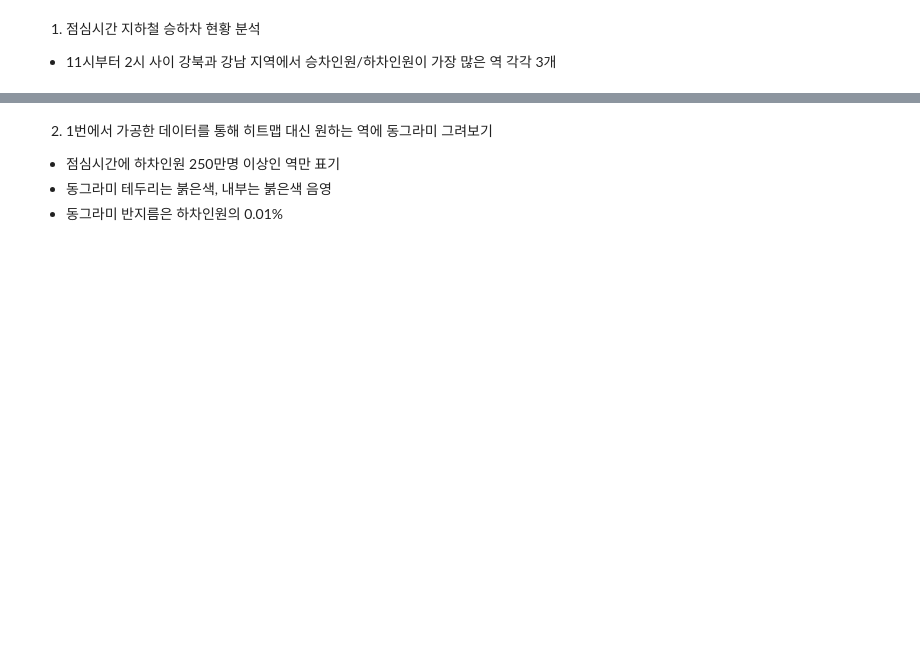
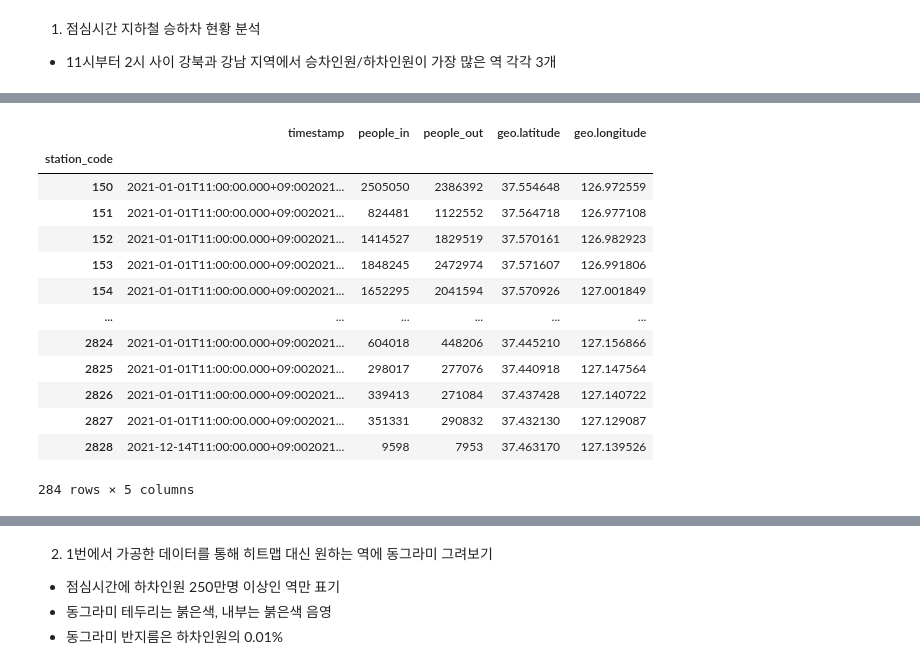
Before and after one commit to sojoyfulyouth/Pandas_DataAnalysis, a Jupyter notebook: Subway_Project/Subway_Project.ipynb, the cells around one changed output, grey strips where cells are left out. Drawn from its saved outputs; the diff is of its cells as text; code cells hidden in the pictures; blank space fills up the shorter version.

```diff
--- a/Subway_Project/Subway_Project.ipynb
+++ b/Subway_Project/Subway_Project.ipynb
@@ -201,5 +370,5 @@ evening_seoul_out
 1. 점심시간 지하철 승하차 현황 분석
 - 11시부터 2시 사이 강북과 강남 지역에서 승차인원/하차인원이 가장 많은 역 각각 3개
 # %%
-lunch_data = data[pd.to_datetime(data.timestamp).dt.hour > 10]
+lunch_data = data[(pd.to_datetime(data.timestamp).dt.hour >= 11) & (pd.to_datetime(data.timestamp).dt.hour <= 14)]
 lunch_data
@@ -205,0 +389,19 @@ lunch_data
+# %%
+lunch_station_sum=lunch_data.groupby('station_code').sum()
+lunch_joined_data=lunch_station_sum.join(station_info)
+lunch_joined_data
+# %% [output]
+|  | timestamp | people_in | people_out | geo.latitude | geo.longitude |
+| station_code |  |  |  |  |  |
+| 150 | 2021-01-01T11:00:00.000+09:002021... | 2505050 | 2386392 | 37.554648 | 126.972559 |
+| 151 | 2021-01-01T11:00:00.000+09:002021... | 824481 | 1122552 | 37.564718 | 126.977108 |
+| 152 | 2021-01-01T11:00:00.000+09:002021... | 1414527 | 1829519 | 37.570161 | 126.982923 |
+| 153 | 2021-01-01T11:00:00.000+09:002021... | 1848245 | 2472974 | 37.571607 | 126.991806 |
+| 154 | 2021-01-01T11:00:00.000+09:002021... | 1652295 | 2041594 | 37.570926 | 127.001849 |
+| ... | ... | ... | ... | ... | ... |
+| 2824 | 2021-01-01T11:00:00.000+09:002021... | 604018 | 448206 | 37.445210 | 127.156866 |
+| 2825 | 2021-01-01T11:00:00.000+09:002021... | 298017 | 277076 | 37.440918 | 127.147564 |
+| 2826 | 2021-01-01T11:00:00.000+09:002021... | 339413 | 271084 | 37.437428 | 127.140722 |
+| 2827 | 2021-01-01T11:00:00.000+09:002021... | 351331 | 290832 | 37.432130 | 127.129087 |
+| 2828 | 2021-12-14T11:00:00.000+09:002021... | 9598 | 7953 | 37.463170 | 127.139526 |
+284 rows × 5 columns
```
Also changed, not shown: parts of 30 cells of this notebook.
